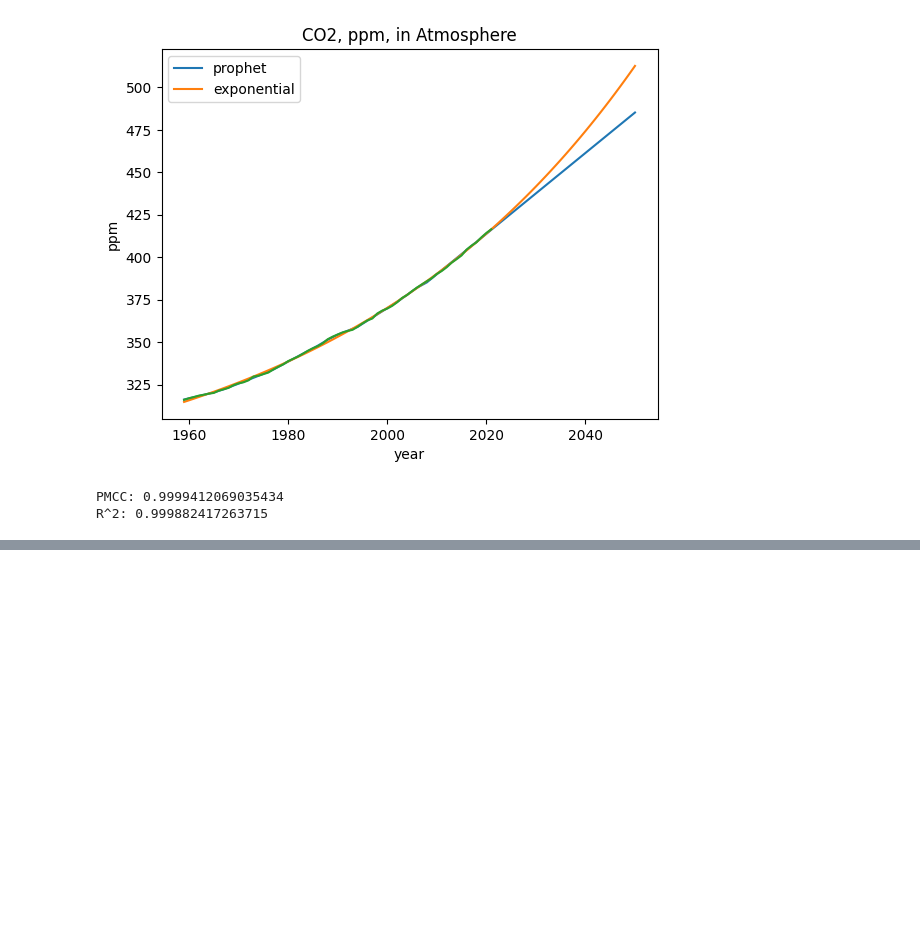
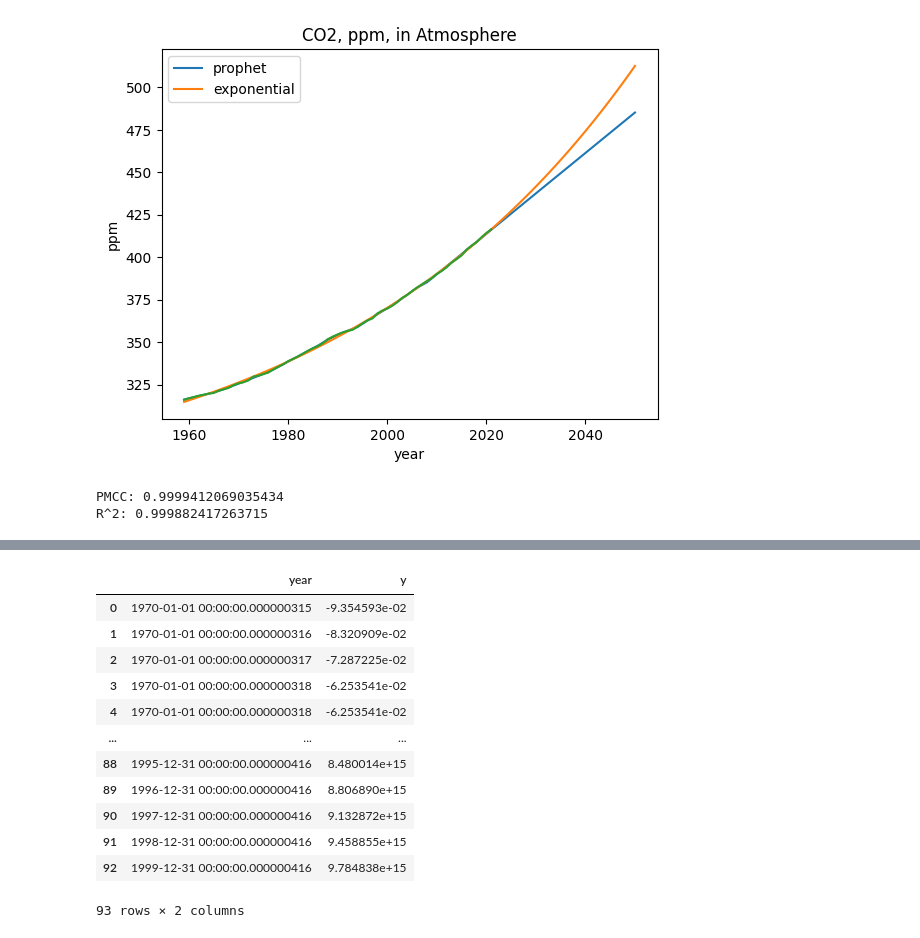
Before and after one commit to akioweh/The-HiMCM, a Jupyter notebook: py/main.ipynb, the cells around one changed output, grey strips where cells are left out. Cells and saved outputs as stored; diff of their text form; code cells hidden in the pictures; blank space fills up the shorter version.

```diff
--- a/py/main.ipynb
+++ b/py/main.ipynb
@@ -218,0 +232,18 @@ R^2: 0.999882417263715
+# %%
+ct_pred_prophet_dr = forecast_df[['ds', 'yhat']]
+ct_pred_prophet_dr.columns = ['year', 'y']
+ct_pred_prophet_dr
+# %% [output]
+|  | year | y |
+| 0 | 1970-01-01 00:00:00.000000315 | -9.354593e-02 |
+| 1 | 1970-01-01 00:00:00.000000316 | -8.320909e-02 |
+| 2 | 1970-01-01 00:00:00.000000317 | -7.287225e-02 |
+| 3 | 1970-01-01 00:00:00.000000318 | -6.253541e-02 |
+| 4 | 1970-01-01 00:00:00.000000318 | -6.253541e-02 |
+| ... | ... | ... |
+| 88 | 1995-12-31 00:00:00.000000416 | 8.480014e+15 |
+| 89 | 1996-12-31 00:00:00.000000416 | 8.806890e+15 |
+| 90 | 1997-12-31 00:00:00.000000416 | 9.132872e+15 |
+| 91 | 1998-12-31 00:00:00.000000416 | 9.458855e+15 |
+| 92 | 1999-12-31 00:00:00.000000416 | 9.784838e+15 |
+93 rows × 2 columns
```
Also changed, not shown: parts of 4 cells of this notebook.
